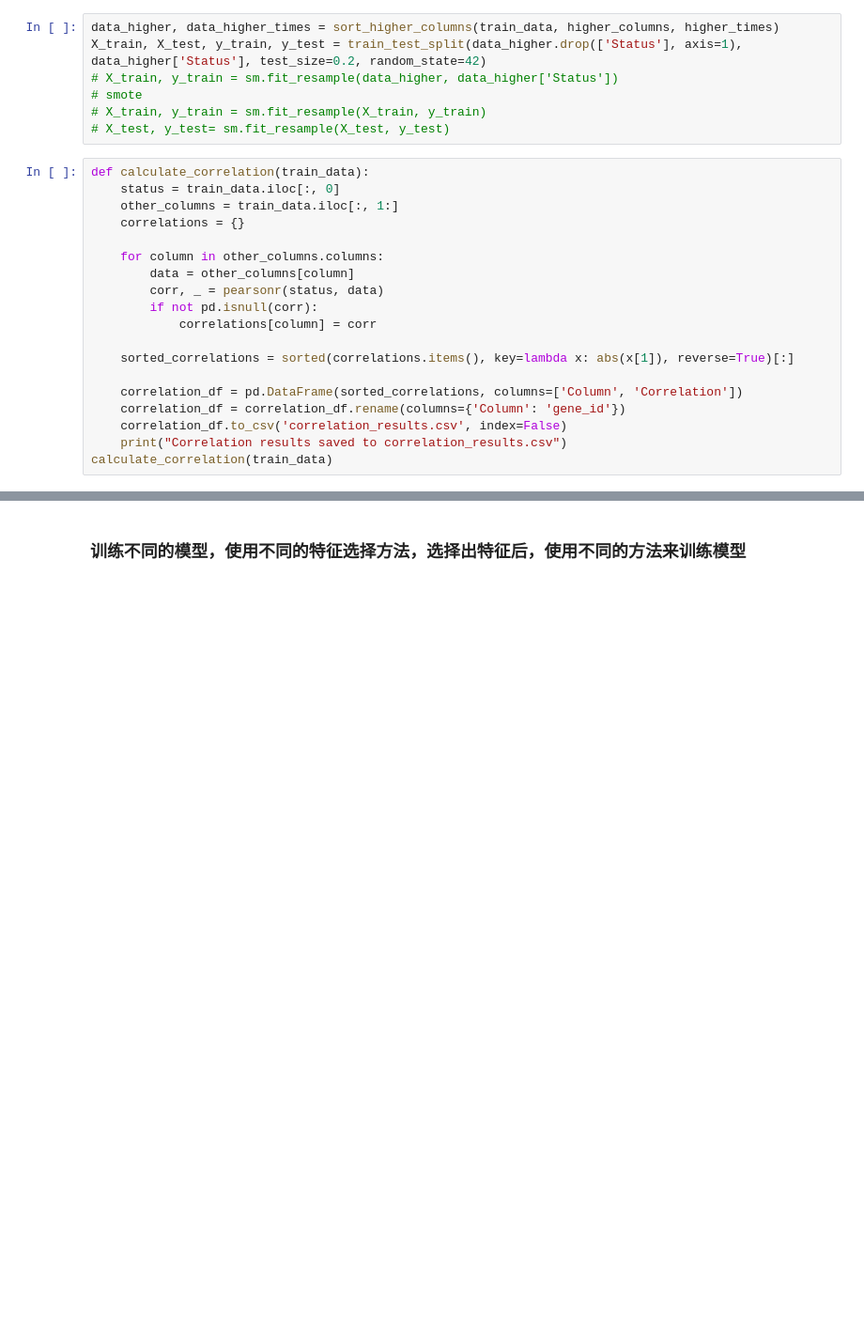
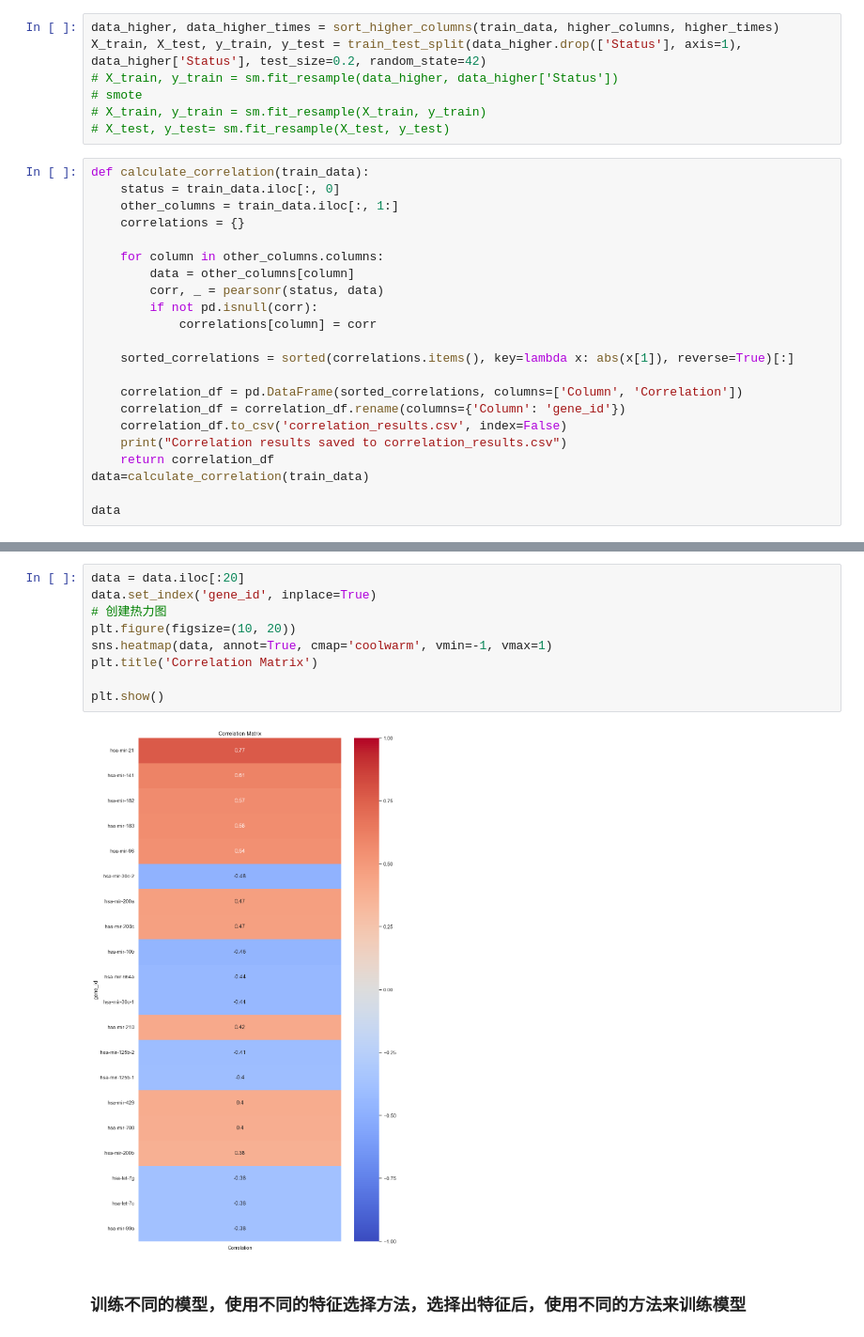
Before and after one commit to iGem-BUCT-China/Genetic-screening, a Jupyter notebook: 2.0.ipynb, the cells around one changed output, grey strips where cells are left out. Shown at 94% size. Saved outputs shown, nothing was run; the diff lists cells and outputs as text; blank space fills up the shorter version.

```diff
--- a/2.0.ipynb
+++ b/2.0.ipynb
@@ -501,6 +500,9 @@ def calculate_correlation(train_data):
     correlation_df = correlation_df.rename(columns={'Column': 'gene_id'})
     correlation_df.to_csv('correlation_results.csv', index=False)
     print("Correlation results saved to correlation_results.csv")
-calculate_correlation(train_data)
+    return correlation_df
+data=calculate_correlation(train_data)
+
+data
 # %% [output]
 Correlation results saved to correlation_results.csv
@@ -507,3 +522,14 @@ Correlation results saved to correlation_results.csv
+# %%
+data = data.iloc[:20]
+data.set_index('gene_id', inplace=True)
+# 创建热力图
+plt.figure(figsize=(10, 20))
+sns.heatmap(data, annot=True, cmap='coolwarm', vmin=-1, vmax=1)
+plt.title('Correlation Matrix')
+
+plt.show()
+# %% [output]
+[figure, added]
 # %% [markdown]
 ### 训练不同的模型，使用不同的特征选择方法，选择出特征后，使用不同的方法来训练模型
 # %%
```
Also changed, not shown: parts of 7 cells of this notebook, 49 other files.
